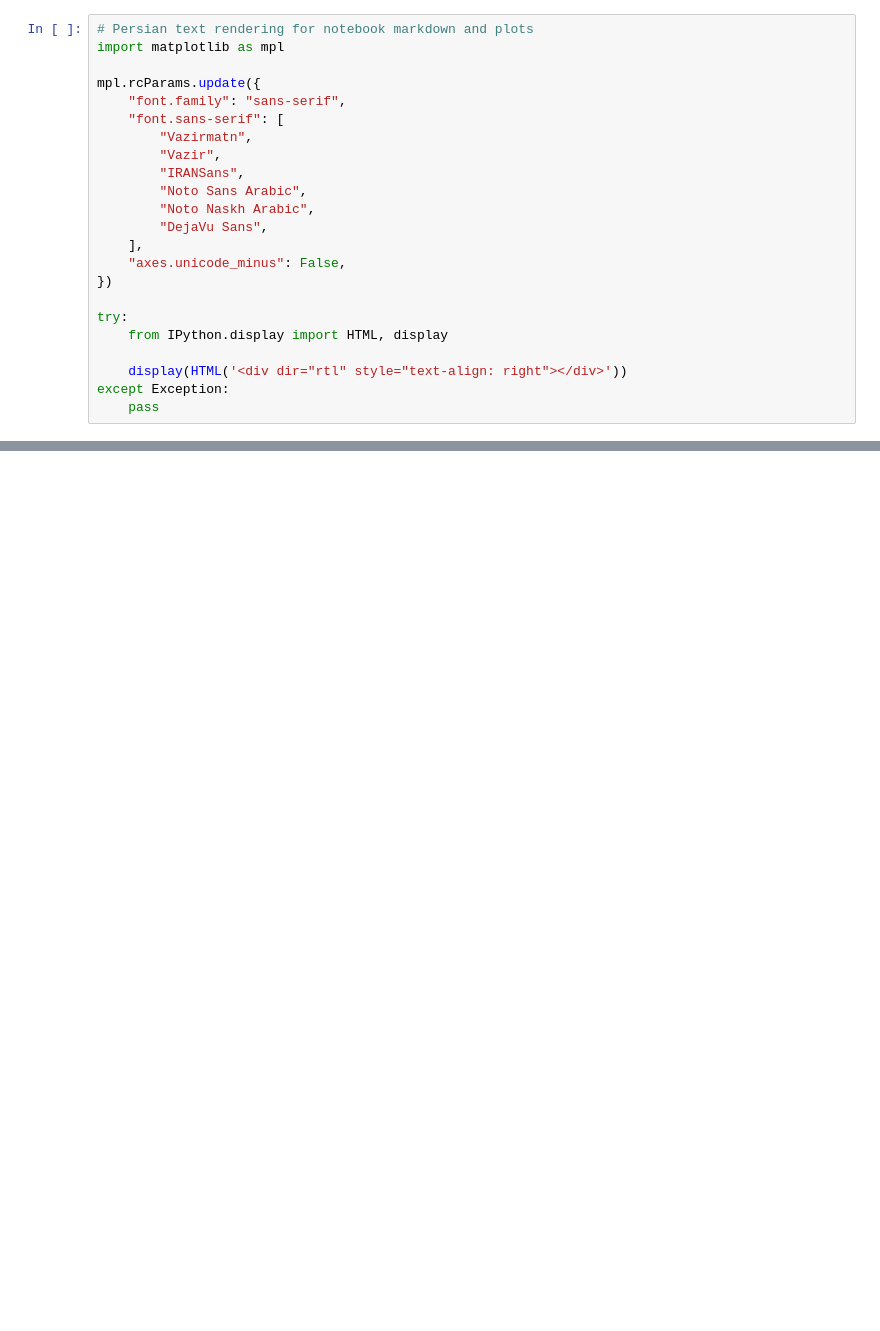
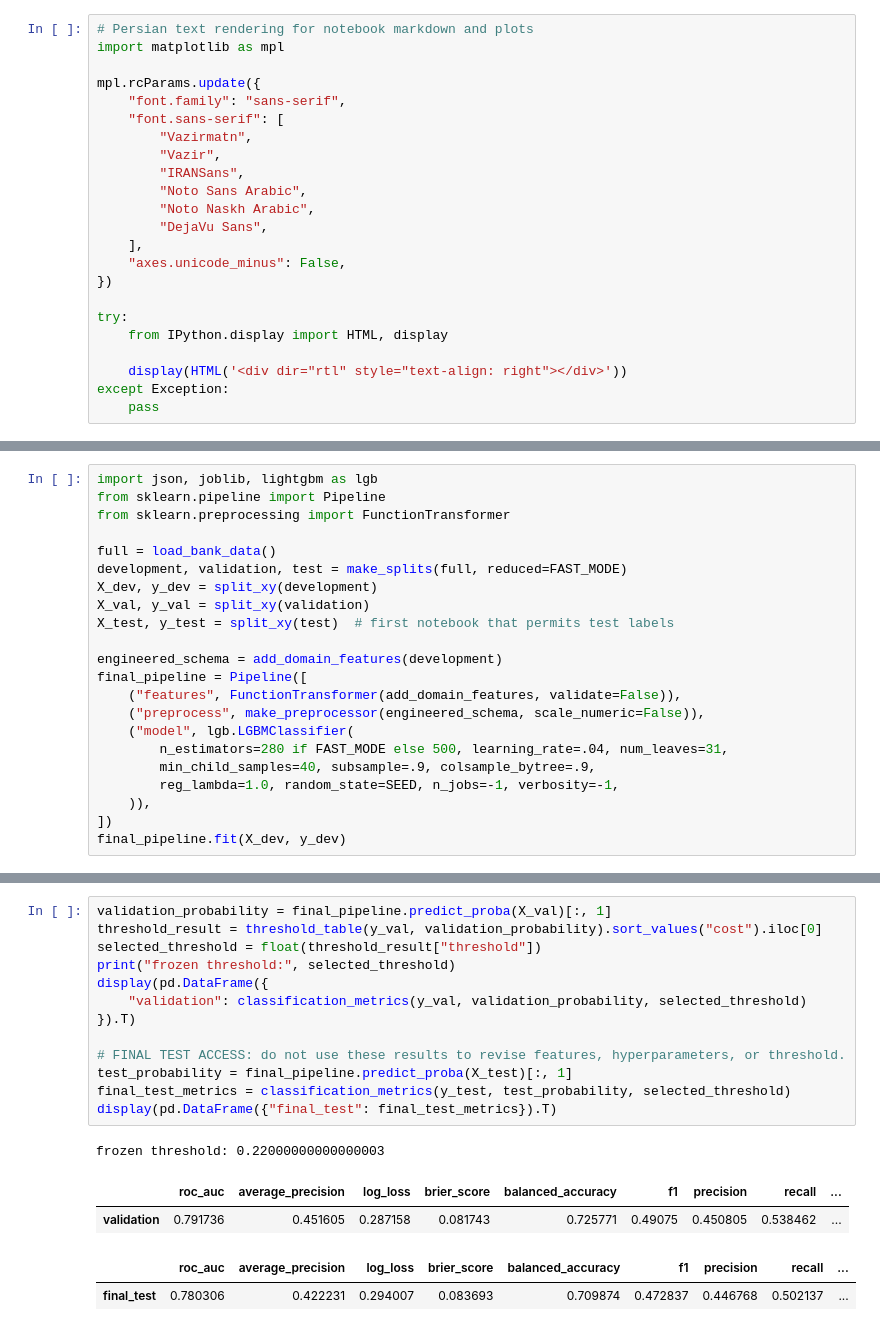
Before and after one commit to SoroushGhaderi/Advanced-Machine-Learning, a Jupyter notebook: notebooks_farsi/07_end_to_end_production_ml_project.ipynb, the cells around one changed output, grey strips where cells are left out. Drawn from its saved outputs; the diff is of its cells as text; blank space fills up the shorter version.

```diff
--- a/notebooks_farsi/07_end_to_end_production_ml_project.ipynb
+++ b/notebooks_farsi/07_end_to_end_production_ml_project.ipynb
@@ -29,0 +261,22 @@ except Exception:
+# %%
+import json, joblib, lightgbm as lgb
+from sklearn.pipeline import Pipeline
+from sklearn.preprocessing import FunctionTransformer
+
+full = load_bank_data()
+development, validation, test = make_splits(full, reduced=FAST_MODE)
+X_dev, y_dev = split_xy(development)
+X_val, y_val = split_xy(validation)
+X_test, y_test = split_xy(test)  # first notebook that permits test labels
+
+engineered_schema = add_domain_features(development)
+final_pipeline = Pipeline([
+    ("features", FunctionTransformer(add_domain_features, validate=False)),
+    ("preprocess", make_preprocessor(engineered_schema, scale_numeric=False)),
+    ("model", lgb.LGBMClassifier(
+        n_estimators=280 if FAST_MODE else 500, learning_rate=.04, num_leaves=31,
+        min_child_samples=40, subsample=.9, colsample_bytree=.9,
+        reg_lambda=1.0, random_state=SEED, n_jobs=-1, verbosity=-1,
+    )),
+])
+final_pipeline.fit(X_dev, y_dev)
@@ -29,0 +307,19 @@ except Exception:
+# %%
+validation_probability = final_pipeline.predict_proba(X_val)[:, 1]
+threshold_result = threshold_table(y_val, validation_probability).sort_values("cost").iloc[0]
+selected_threshold = float(threshold_result["threshold"])
+print("frozen threshold:", selected_threshold)
+display(pd.DataFrame({
+    "validation": classification_metrics(y_val, validation_probability, selected_threshold)
+}).T)
+
+# FINAL TEST ACCESS: do not use these results to revise features, hyperparameters, or threshold.
+test_probability = final_pipeline.predict_proba(X_test)[:, 1]
+final_test_metrics = classification_metrics(y_test, test_probability, selected_threshold)
+display(pd.DataFrame({"final_test": final_test_metrics}).T)
+# %% [output]
+frozen threshold: 0.22000000000000003
+|  | roc_auc | average_precision | log_loss | brier_score | balanced_accuracy | f1 | precision | recall | ... |
+| validation | 0.791736 | 0.451605 | 0.287158 | 0.081743 | 0.725771 | 0.49075 | 0.450805 | 0.538462 | ... |
+|  | roc_auc | average_precision | log_loss | brier_score | balanced_accuracy | f1 | precision | recall | ... |
+| final_test | 0.780306 | 0.422231 | 0.294007 | 0.083693 | 0.709874 | 0.472837 | 0.446768 | 0.502137 | ... |
```
Also changed, not shown: parts of 21 cells of this notebook, 12 other files.
